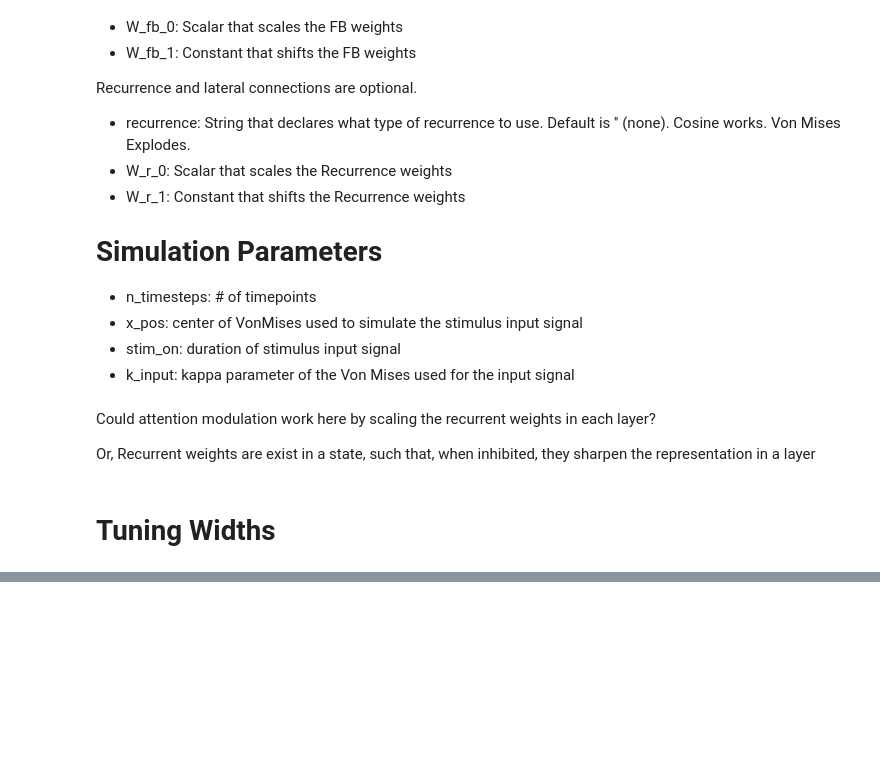
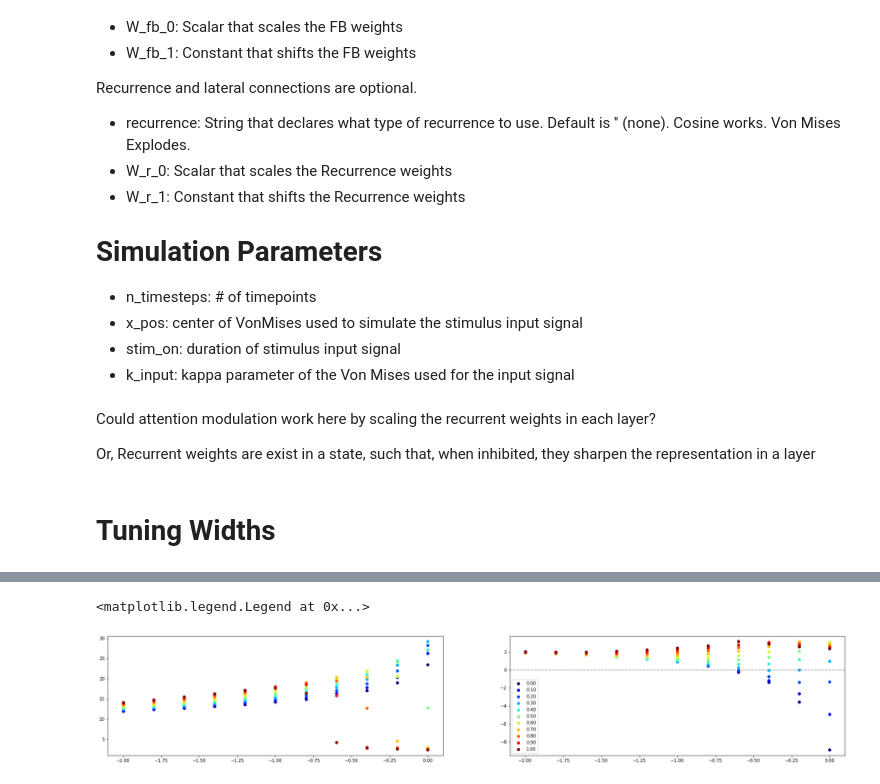
Before and after one commit to rfw256/Memento, a Jupyter notebook: dynamicmemory.ipynb, the cells around one changed output, grey strips where cells are left out. Saved outputs shown, nothing was run; the diff lists cells and outputs as text; code cells hidden in the pictures; blank space fills up the shorter version.

```diff
--- a/dynamicmemory.ipynb
+++ b/dynamicmemory.ipynb
@@ -552,0 +677,13 @@ model.W[0:100, 0:100].min()
+# %%
+rows = []
+for i, g in df.groupby(['r_0', 'r_1', 'feed_direction'], as_index = False):
+    y = g.width.values
+    x = np.arange(4)
+
+    y_centered, x_centered = y - y.mean(), x - x.mean()
+
+    slope = y_centered.T@x_centered / (x_centered.T@x_centered)
+
+    rows.append([i[0], i[1], i[2], slope])
+
+df_slopes = pd.DataFrame(rows, columns = ['r_0', 'r_1', 'feed_direction', 'slope'])
@@ -552,0 +706,19 @@ model.W[0:100, 0:100].min()
+# %%
+fig, axs = plt.subplots(1, 2, figsize = [30, 5])
+colors = plt.cm.jet(np.linspace(0,1,len(R_0)))
+for i, direct in enumerate(df.feed_direction.unique()):
+    data  = df_slopes.query('feed_direction == @direct')
+    for j, r in enumerate(R_0):
+        d = data.query("r_0 == @r")
+
+        # axs[i].plot(row_unstable, linestyle = ":")
+        axs[i].scatter(x = d.r_1, y = d.slope, label = '%0.02f' % R_0[j], color = colors[j])
+
+axs[1].axhline(y=0, linestyle = "--", alpha = 0.4, color = 'black')
+
+
+
+plt.legend()
+# %% [output]
+<matplotlib.legend.Legend at 0x...>
+[figure, added]
```
Also changed, not shown: parts of 15 cells of this notebook, 3 other files.
